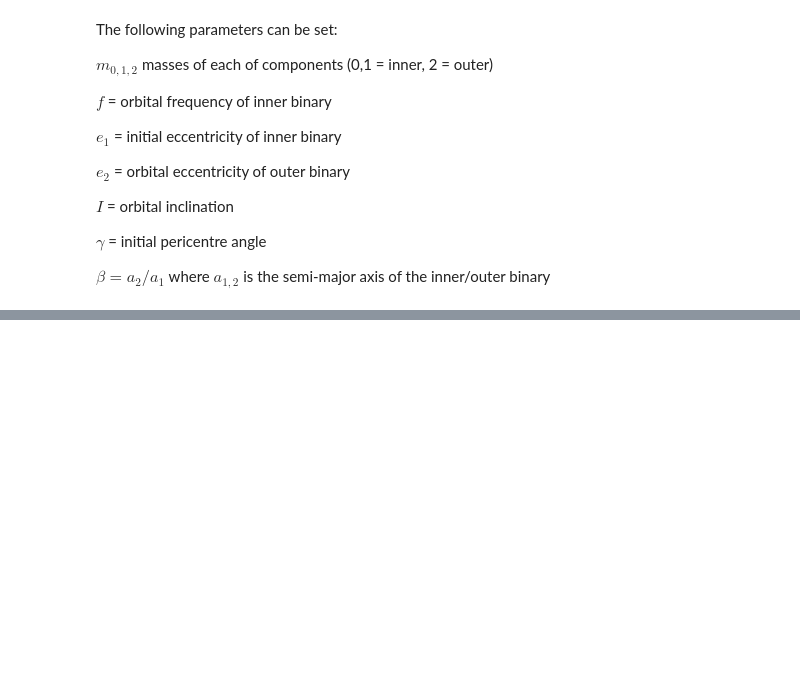
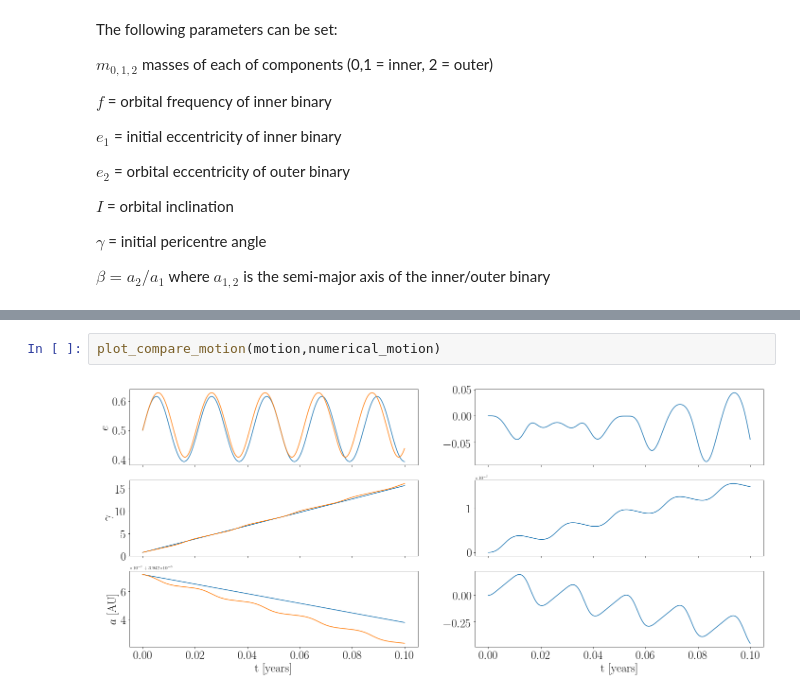
Before and after one commit to tomkimpson/Hierarchical-Triples, a Jupyter notebook: Jupyter/Code/HierarchicalTriples.ipynb, the cells around one changed output, grey strips where cells are left out. Drawn from its saved outputs; the diff is of its cells as text; blank space fills up the shorter version.

```diff
--- a/Jupyter/Code/HierarchicalTriples.ipynb
+++ b/Jupyter/Code/HierarchicalTriples.ipynb
@@ -121,0 +113,4 @@ plot_GW_frequency(f,hf, S,hPhenom, fphen)
+# %%
+plot_compare_motion(motion,numerical_motion)
+# %% [output]
+[figure, added]
```
Also changed, not shown: parts of 9 cells of this notebook, 45 other files.
